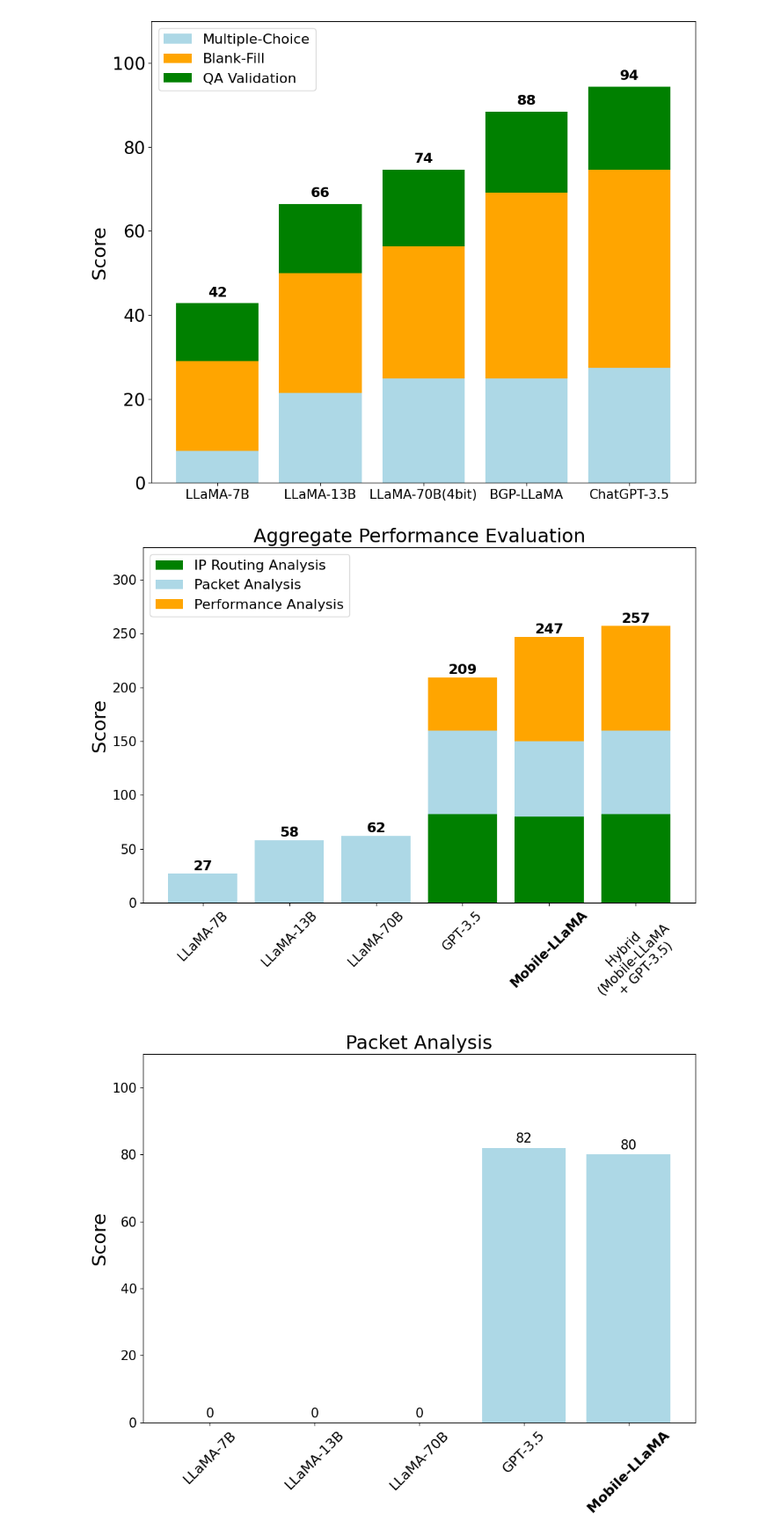
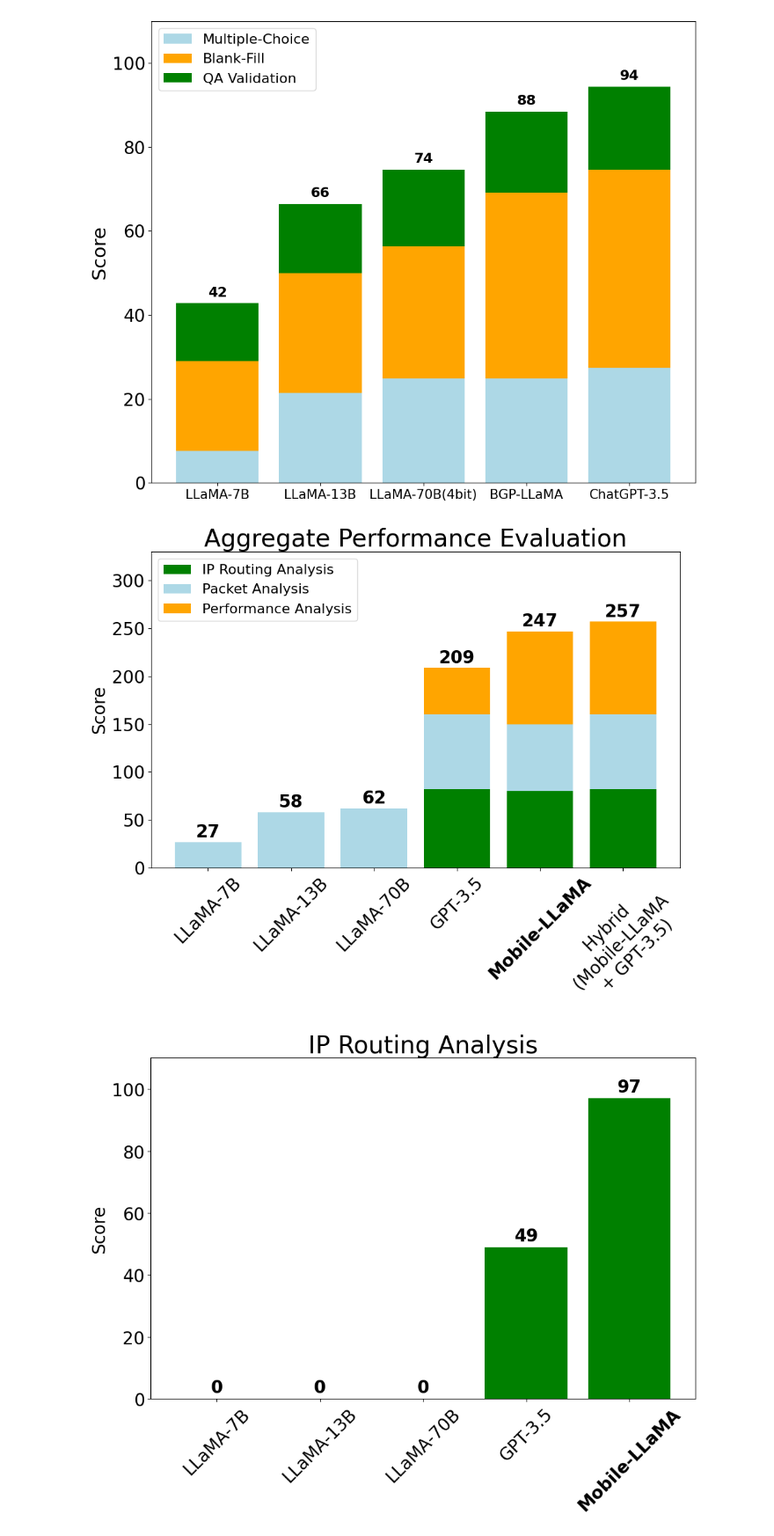
Before and after one commit to hyonbokan/LLM-research, a Jupyter notebook: evaluation/text_charts.ipynb, the cells around one changed output. Shown at 88% size. Cells and saved outputs as stored; diff of their text form; code cells hidden in the pictures.

```diff
--- a/evaluation/text_charts.ipynb
+++ b/evaluation/text_charts.ipynb
@@ -1128,19 +1128,19 @@ for idx, color in enumerate(colors):
 # Annotate with the total score on top of each bar
 for i, model in enumerate(models):
     total_score = weighted_total_scores[model]
-    ax.text(i, total_score + 1, str(int(total_score)), ha='center', va='bottom', fontsize=16, fontweight='bold')
+    ax.text(i, total_score + 1, str(int(total_score)), ha='center', va='bottom', fontsize=20, fontweight='bold')
 
 # Set labels and formatting
-ax.set_ylabel('Score', fontsize=22)
+ax.set_ylabel('Score', fontsize=20)
 ax.set_xticks(range(len(models)))
-ax.set_xticklabels(models, fontsize=15, rotation=45)
-ax.set_title("Aggregate Performance Evaluation", fontsize=22)
+ax.set_xticklabels(models, fontsize=20, rotation=45)
+ax.set_title("Aggregate Performance Evaluation", fontsize=28)
 # Now, iterate through the x-tick labels to apply bold weight conditionally
 for label in ax.get_xticklabels():
     if label.get_text() == 'Mobile-LLaMA':
         label.set_weight('bold')
 ax.set_yticks(range(0, 301, 50))
-ax.set_yticklabels([str(i) for i in range(0, 301, 50)], fontsize=15)
+ax.set_yticklabels([str(i) for i in range(0, 301, 50)], fontsize=20)
 ax.set_ylim(0, 330)
 ax.legend(loc='upper left', fontsize=16)
 
@@ -1148,7 +1148,7 @@ ax.legend(loc='upper left', fontsize=16)
 plt.tight_layout()
 plt.show()
 # %% [output]
-[figure, old version]
+[figure, new version]
 # %%
 import matplotlib.pyplot as plt
 # models_scores = {
@@ -1167,57 +1167,62 @@ import matplotlib.pyplot as plt
 #     "GPT-3.5": 78,
 #     "Mobile-LLaMA": 70,
 # }
+models_scores = {
+    "LLaMA-7B": 0,
+    "LLaMA-13B": 0,
+    "LLaMA-70B": 0,
+    "GPT-3.5": 49,
+    "Mobile-LLaMA": 97,
+}
 # models_scores = {
 #     "LLaMA-7B": 0,
 #     "LLaMA-13B": 0,
 #     "LLaMA-70B": 0,
-#     "GPT-3.5": 49,
-#     "Mobile-LLaMA": 97,
+#     "GPT-3.5": 82,
+#     "Mobile-LLaMA": 80,
 # }
-models_scores = {
-    "LLaMA-7B": 0,
-    "LLaMA-13B": 0,
-    "LLaMA-70B": 0,
-    "GPT-3.5": 82,
-    "Mobile-LLaMA": 80,
-}
 
 # Create a list of model names and scores
 models = list(models_scores.keys())
 scores = list(models_scores.values())
 
 # Create a figure and axis
 fig, ax = plt.subplots(figsize=(10, 8))
 
 # Plot the scores for each model
-bars = ax.bar(models, scores, color='lightblue')
+# bars = ax.bar(models, scores, color='orange')
+bars = ax.bar(models, scores, color='green')
+# bars = ax.bar(models, scores, color='lightblue')
 
 # Set labels and formatting
-ax.set_ylabel('Score', fontsize=22)
+ax.set_ylabel('Score', fontsize=20)
 ax.set_xticks(range(len(models)))
 # Set x-tick labels and apply bold formatting conditionally in a separate step
-ax.set_xticklabels(models, fontsize=16, rotation=45)
+ax.set_xticklabels(models, fontsize=20, rotation=45)
 
 # Now, iterate through the x-tick labels to apply bold weight conditionally
 for label in ax.get_xticklabels():
     if label.get_text() == 'Mobile-LLaMA':
         label.set_weight('bold')
 
 ax.set_yticks(range(0, 111, 20))  # Adjusting the y-axis range
-ax.set_yticklabels([str(i) for i in range(0, 111, 20)], fontsize=15)
+ax.set_yticklabels([str(i) for i in range(0, 111, 20)], fontsize=20)
 ax.set_ylim(0, 110)
-ax.set_title("Packet Analysis", fontsize=22)
+# ax.set_title("Performance Analysis Evaluation", fontsize=28)
+ax.set_title("IP Routing Analysis", fontsize=28)
+# ax.set_title("Packet Analysis", fontsize=28)
+
 # Adding values on top of each bar
 for bar in bars:
     height = bar.get_height()
     ax.annotate(f'{height}',
                 xy=(bar.get_x() + bar.get_width() / 2, height),
                 xytext=(0, 3),  # 3 points vertical offset
                 textcoords="offset points",
-                ha='center', va='bottom', fontsize=15)
+                ha='center', va='bottom', fontsize=20, fontweight='bold')
 
 # Display the plot
 plt.tight_layout()
 plt.show()
 # %% [output]
-[figure, old version]
+[figure, new version]
```
Also changed, not shown: 33 other files.
